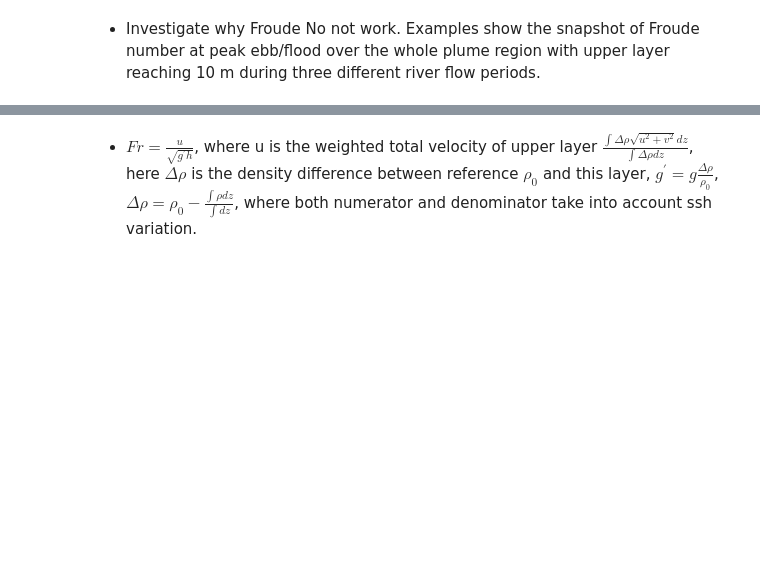
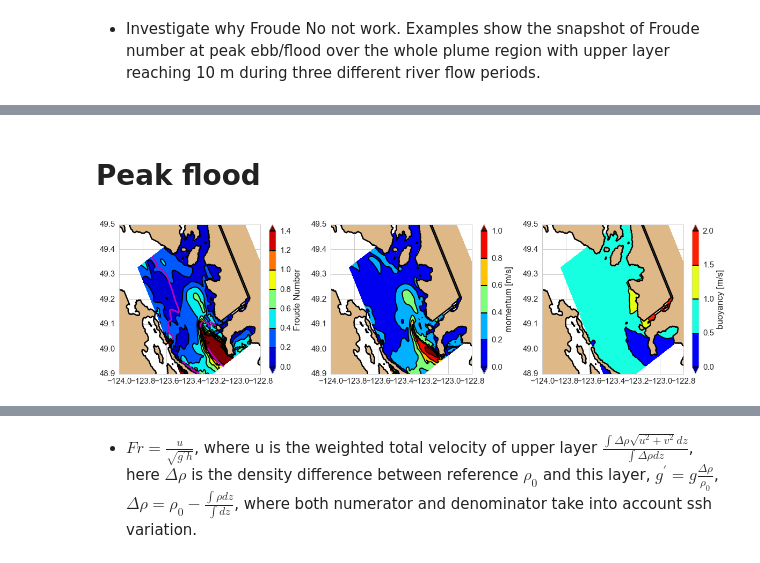
Before and after one commit to SalishSeaCast/analysis-jie, a Jupyter notebook: jie/surface_current/FroudeNo.ipynb, the cells around one changed output, grey strips where cells are left out. Drawn from its saved outputs; the diff is of its cells as text; code cells hidden in the pictures; blank space fills up the shorter version.

```diff
--- a/jie/surface_current/FroudeNo.ipynb
+++ b/jie/surface_current/FroudeNo.ipynb
@@ -31,0 +128,7 @@ all_V = nc.Dataset('/data/jieliu/MEOPAR/SurfaceCurrent/May2015combineall/may2015
+# %% [markdown]
+# Peak flood
+# %%
+## Oct
+plot_together(all_T,all_U,all_V,202,202,203,10,'all',levels_Fr,levels_M,levels_B,-122.8,-124.,49.5,48.9)
+# %% [output]
+[figure, added]
```
Also changed, not shown: parts of 9 cells of this notebook.
